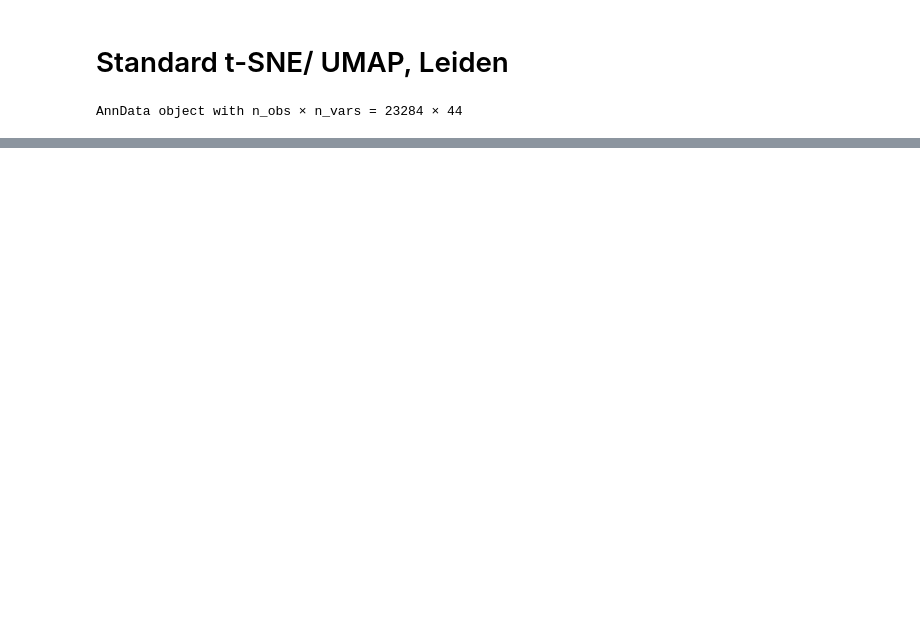
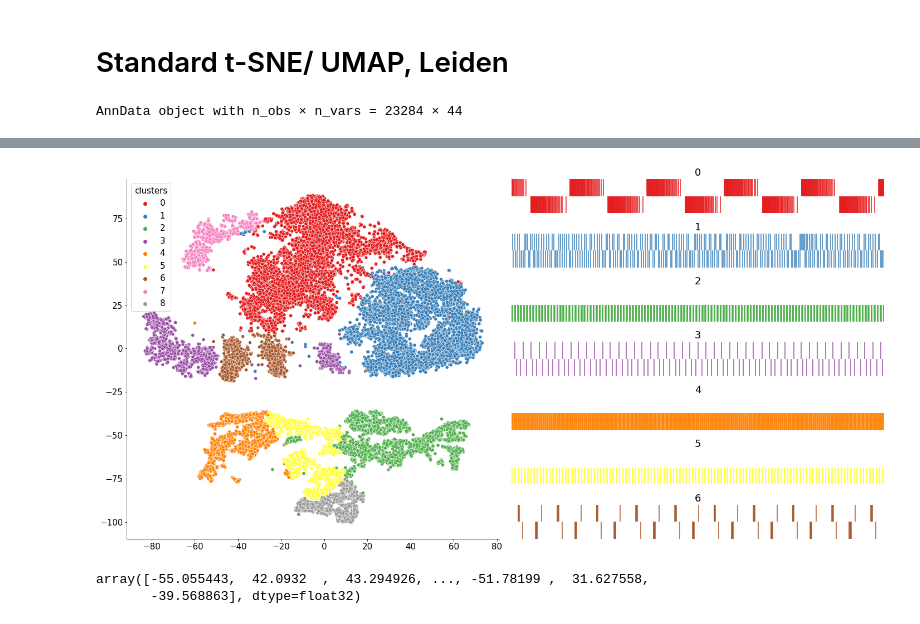
Before and after one commit to eomorozova/modeling_hcos, a Jupyter notebook: HCO_models_analysis_colab.ipynb, the cells around one changed output, grey strips where cells are left out. Saved outputs shown, nothing was run; the diff lists cells and outputs as text; code cells hidden in the pictures; blank space fills up the shorter version.

```diff
--- a/HCO_models_analysis_colab.ipynb
+++ b/HCO_models_analysis_colab.ipynb
@@ -425,3 +616,12 @@ running Leiden clustering
+# %%
+# get indexes of identified clusters
+
+clusters_idx=[0]*7
+
+for i in range(7):
+  clusters_= adata.obs.clusters==str(i)
+  idxx = clusters_[clusters_].index
+  clusters_idx[i] = int(idxx[5])
 # %%
 # UMAP
 
@@ -440,0 +644,25 @@ with rc_context({'figure.figsize': (10, 10)}):
+# %%
+# plot t-SNE colorcoded by Leiden clusters and example spiking patterns
+
+plt.figure(figsize=(20,10))
+
+plt.subplot(1,2,1)
+sns.scatterplot(adata.obsm['X_tsne'][:,0], adata.obsm['X_tsne'][:,1], hue = adata.obs.clusters, palette=cmap.colors)
+
+cmap=plt.cm.get_cmap('Set1')
+
+for i in range(7):
+
+  plt.subplot(7,2,2*(i+1))
+  plt.eventplot([st_[0][clusters_idx[i]], st_[1][clusters_idx[i]]], colors=cmap.colors[i])
+  plt.ylim(-0.5,1.5)
+  plt.xlim(0,50)
+  plt.axis('off')
+  plt.title(str(i))
+# %% [output]
+[figure, added]
+# %%
+adata.obsm.X
+# %% [output]
+array([-55.055443,  42.0932  ,  43.294926, ..., -51.78199 ,  31.627558,
+       -39.568863], dtype=float32)
```
Also changed, not shown: parts of 23 cells of this notebook.
